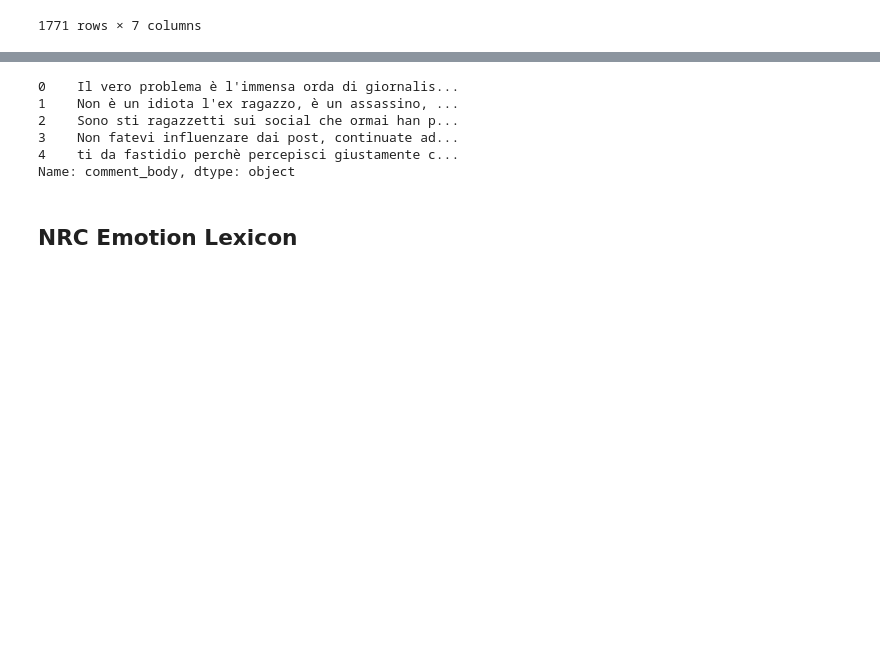
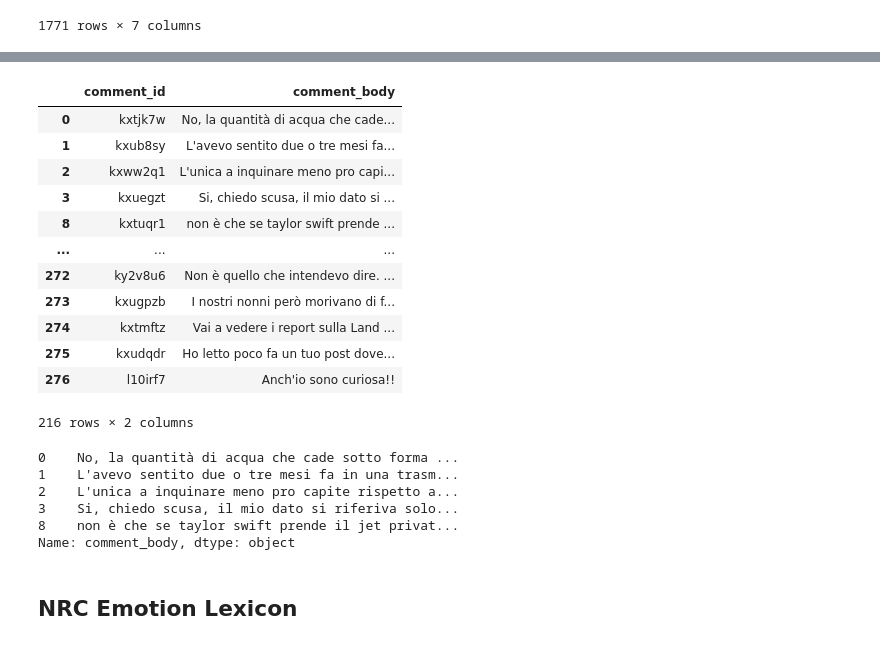
Before and after one commit to MassimoZarantonello2/RedditDebateAnalysis, a Jupyter notebook: scripts/SentimentAnalysis.ipynb, the cells around one changed output, grey strips where cells are left out. Saved outputs shown, nothing was run; the diff lists cells and outputs as text; code cells hidden in the pictures; blank space fills up the shorter version.

```diff
--- a/scripts/SentimentAnalysis.ipynb
+++ b/scripts/SentimentAnalysis.ipynb
@@ -68,3 +117,3 @@ print(filtered_df.shape)
 # %%
 # Isolo le uniche colonne che mi interessano
-filtered_df = filtered_df[['comment_id', 'comment_body']]
+df_filtered = df_filtered[['comment_id', 'comment_body']]
@@ -87,12 +120,28 @@ filtered_df
+# %%
+df_filtered
+# %% [output]
+|  | comment_id | comment_body |
+| 0 | kxtjk7w | No, la quantità di acqua che cade... |
+| 1 | kxub8sy | L'avevo sentito due o tre mesi fa... |
+| 2 | kxww2q1 | L'unica a inquinare meno pro capi... |
+| 3 | kxuegzt | Si, chiedo scusa, il mio dato si ... |
+| 8 | kxtuqr1 | non è che se taylor swift prende ... |
+| ... | ... | ... |
+| 272 | ky2v8u6 | Non è quello che intendevo dire. ... |
+| 273 | kxugpzb | I nostri nonni però morivano di f... |
+| 274 | kxtmftz | Vai a vedere i report sulla Land ... |
+| 275 | kxudqdr | Ho letto poco fa un tuo post dove... |
+| 276 | l10irf7 | Anch'io sono curiosa!! |
+216 rows × 2 columns
 # %%
-comments = df['comment_body'] # estraggo solo i commenti
+comments = df_filtered['comment_body'] # estraggo solo i commenti
 comments.head()
 # %% [output]
-0    Il vero problema è l'immensa orda di giornalis...
-1    Non è un idiota l'ex ragazzo, è un assassino, ...
-2    Sono sti ragazzetti sui social che ormai han p...
-3    Non fatevi influenzare dai post, continuate ad...
-4    ti da fastidio perchè percepisci giustamente c...
+0    No, la quantità di acqua che cade sotto forma ...
+1    L'avevo sentito due o tre mesi fa in una trasm...
+2    L'unica a inquinare meno pro capite rispetto a...
+3    Si, chiedo scusa, il mio dato si riferiva solo...
+8    non è che se taylor swift prende il jet privat...
 Name: comment_body, dtype: object
 # %% [markdown]
 ## NRC Emotion Lexicon
```
Also changed, not shown: parts of 14 cells of this notebook, 12 other files.
